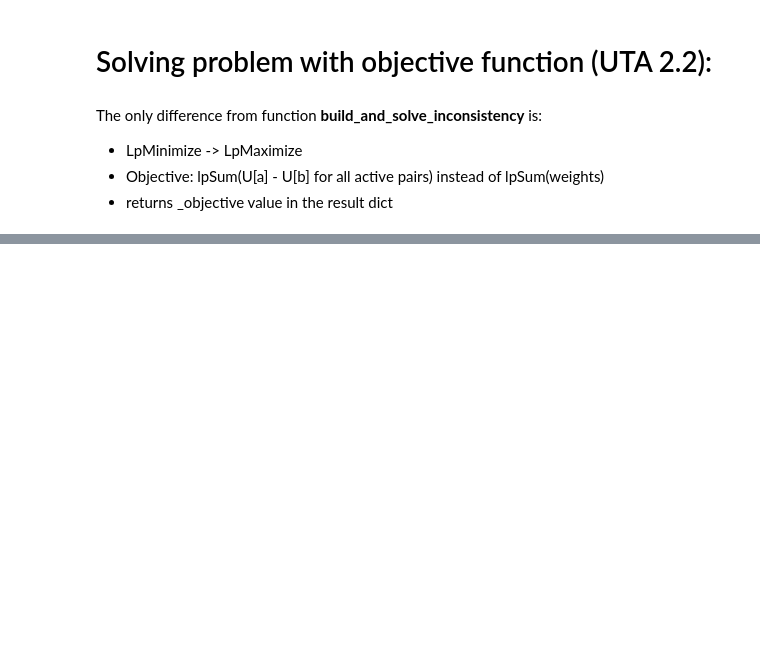
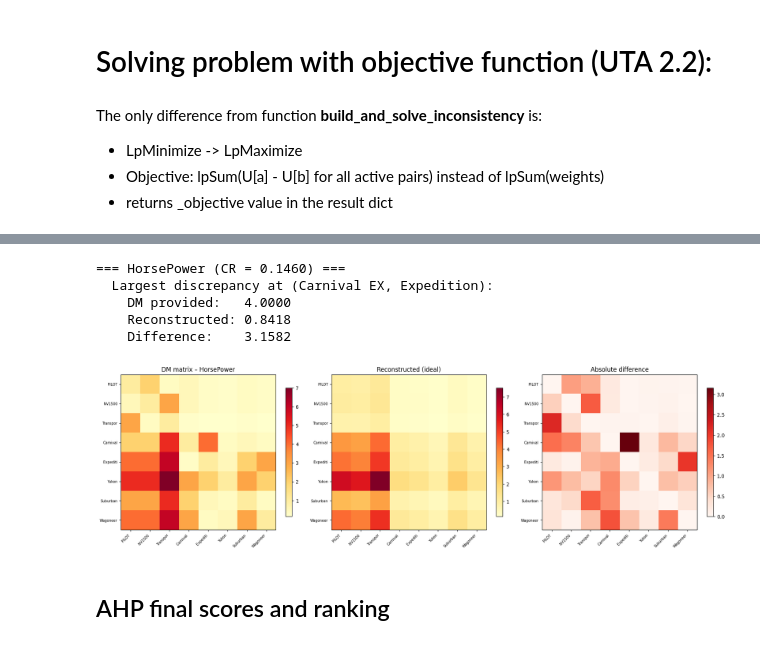
Before and after one commit to aleksanderhanski/decision-analysis-uta, a Jupyter notebook: project1.ipynb, the cells around one changed output, grey strips where cells are left out. Drawn from its saved outputs; the diff is of its cells as text; code cells hidden in the pictures; blank space fills up the shorter version.

```diff
--- a/project1.ipynb
+++ b/project1.ipynb
@@ -768,0 +1087,13 @@ plt.show()
+# %%
+# Summary of CRs
+print("\nConsistency summary:")
+alt_data = {
+    "Total Speed":  (M_speed, w_speed),
+    "HorsePower":   (M_hp,    w_hp),
+    "Seats":        (M_seats, w_seats),
+    "Cars Prices":  (M_price, w_price),
+}
+for crit_name, (M, w) in alt_data.items():
+    ci, cr = consistency_ratio(M, w)
+    tag = "OK" if cr < 0.1 else "INCONSISTENT"
+    print(f"  {crit_name:15s}  CR = {cr:.4f}  [{tag}]")
@@ -768,0 +1111,50 @@ plt.show()
+# %%
+for crit_name, (M, w) in alt_data.items():
+    ci, cr = consistency_ratio(M, w)
+    if cr < 0.1:
+        continue
+
+    print(f"\n=== {crit_name} (CR = {cr:.4f}) ===")
+
+    M_ideal = reconstruct_matrix(w)
+    diff = np.abs(M - M_ideal)
+
+    i_max, j_max = np.unravel_index(np.argmax(diff), diff.shape)
+    print(f"  Largest discrepancy at ({ahp_alts[i_max]}, {ahp_alts[j_max]}):")
+    print(f"    DM provided:   {M[i_max, j_max]:.4f}")
+    print(f"    Reconstructed: {M_ideal[i_max, j_max]:.4f}")
+    print(f"    Difference:    {diff[i_max, j_max]:.4f}")
+
+    # Heatmap of differences
+    fig, axes = plt.subplots(1, 3, figsize=(18, 5))
+
+    im0 = axes[0].imshow(M, cmap="YlOrRd")
+    axes[0].set_title(f"DM matrix – {crit_name}")
+    plt.colorbar(im0, ax=axes[0], shrink=0.8)
+
+    im1 = axes[1].imshow(M_ideal, cmap="YlOrRd")
+    axes[1].set_title("Reconstructed (ideal)")
+    plt.colorbar(im1, ax=axes[1], shrink=0.8)
+
+    im2 = axes[2].imshow(diff, cmap="Reds")
+    axes[2].set_title("Absolute difference")
+    plt.colorbar(im2, ax=axes[2], shrink=0.8)
+
+    short_names = [a[:8] for a in ahp_alts]
+    for ax in axes:
+        ax.set_xticks(range(N_AHP))
+        ax.set_yticks(range(N_AHP))
+        ax.set_xticklabels(short_names, rotation=45, ha="right", fontsize=7)
+        ax.set_yticklabels(short_names, fontsize=7)
+
+    plt.tight_layout()
+    plt.show()
+# %% [output]
+=== HorsePower (CR = 0.1460) ===
+  Largest discrepancy at (Carnival EX, Expedition):
+    DM provided:   4.0000
+    Reconstructed: 0.8418
+    Difference:    3.1582
+[figure, added]
+# %% [markdown]
+## AHP final scores and ranking
```
Also changed, not shown: parts of 47 cells of this notebook, 2 other files.
